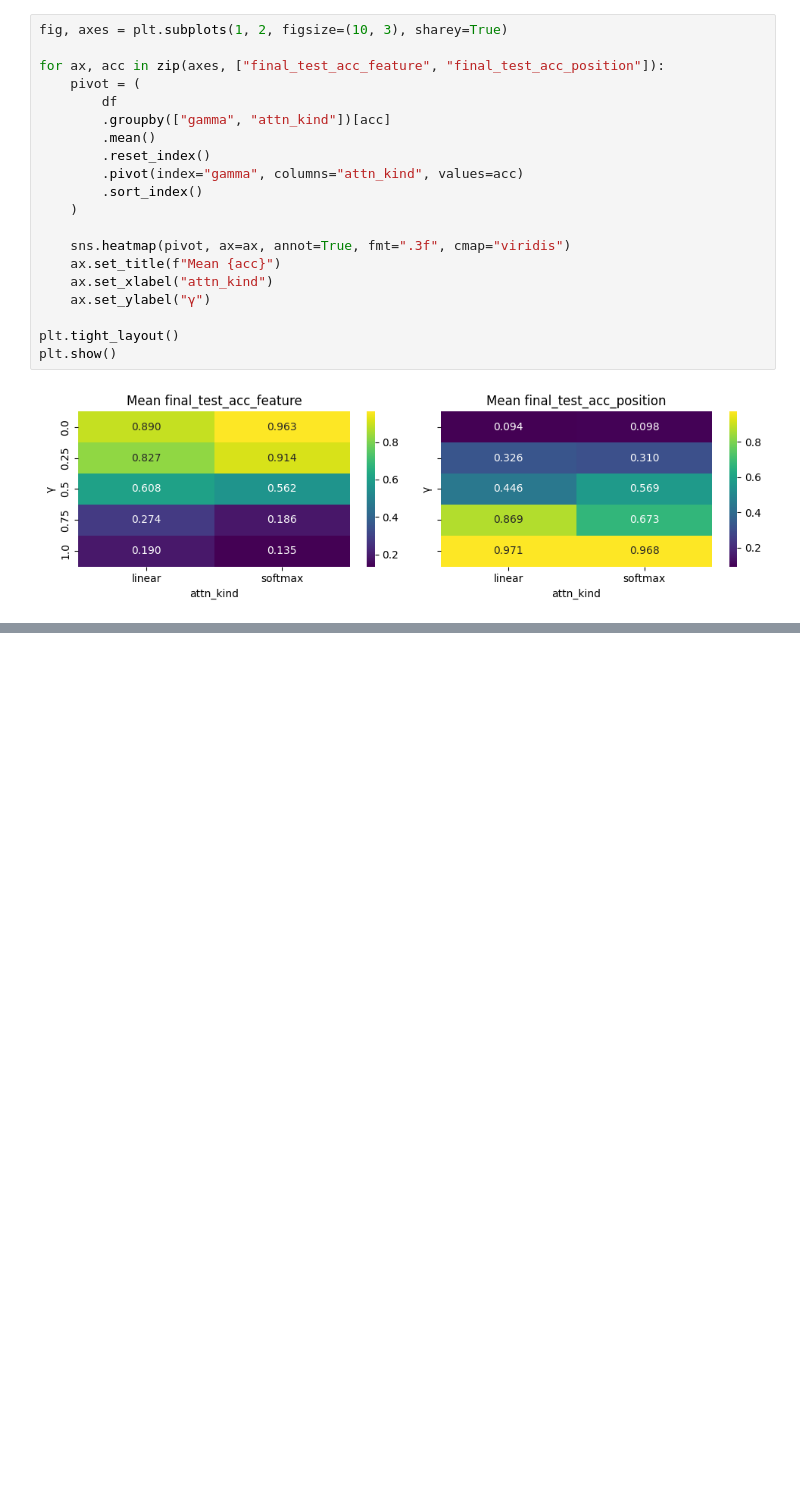
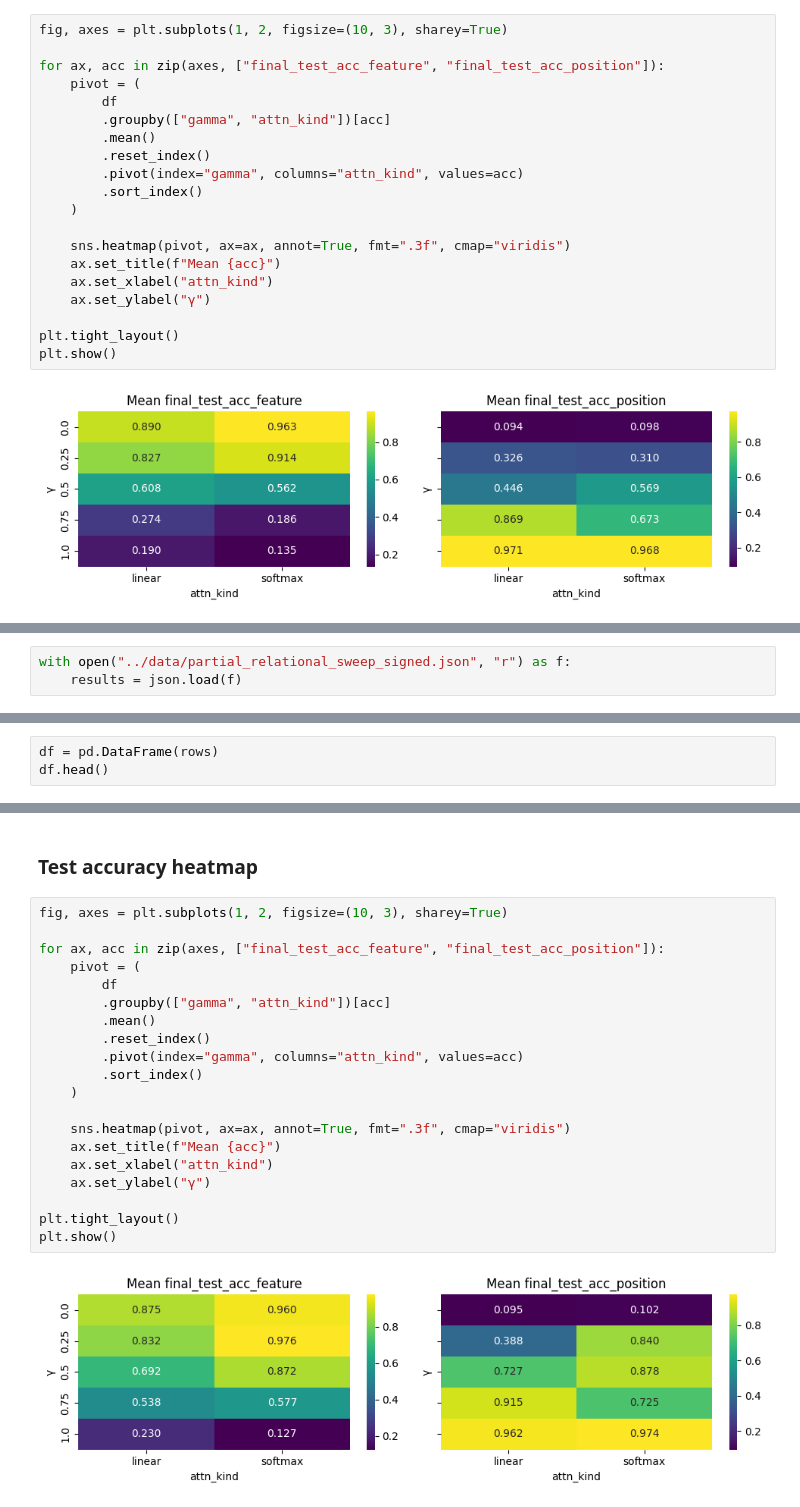
Before and after one commit to keith-murray/adaptive-bottleneck, a Jupyter notebook: notebooks/plot_context_both_sweep.ipynb, the cells around one changed output, grey strips where cells are left out. Drawn from its saved outputs; the diff is of its cells as text; blank space fills up the shorter version.

```diff
--- a/notebooks/plot_context_both_sweep.ipynb
+++ b/notebooks/plot_context_both_sweep.ipynb
@@ -90,0 +97,3 @@ plt.show()
+# %%
+with open("../data/partial_relational_sweep_signed.json", "r") as f:
+    results = json.load(f)
@@ -90,0 +130,3 @@ plt.show()
+# %%
+df = pd.DataFrame(rows)
+df.head()
@@ -90,0 +140,24 @@ plt.show()
+# %% [markdown]
+### Test accuracy heatmap
+# %%
+fig, axes = plt.subplots(1, 2, figsize=(10, 3), sharey=True)
+
+for ax, acc in zip(axes, ["final_test_acc_feature", "final_test_acc_position"]):
+    pivot = (
+        df
+        .groupby(["gamma", "attn_kind"])[acc]
+        .mean()
+        .reset_index()
+        .pivot(index="gamma", columns="attn_kind", values=acc)
+        .sort_index()
+    )
+
+    sns.heatmap(pivot, ax=ax, annot=True, fmt=".3f", cmap="viridis")
+    ax.set_title(f"Mean {acc}")
+    ax.set_xlabel("attn_kind")
+    ax.set_ylabel("γ")
+
+plt.tight_layout()
+plt.show()
+# %% [output]
+[figure, added]
```
Also changed, not shown: parts of 7 cells of this notebook, 1 other file.
